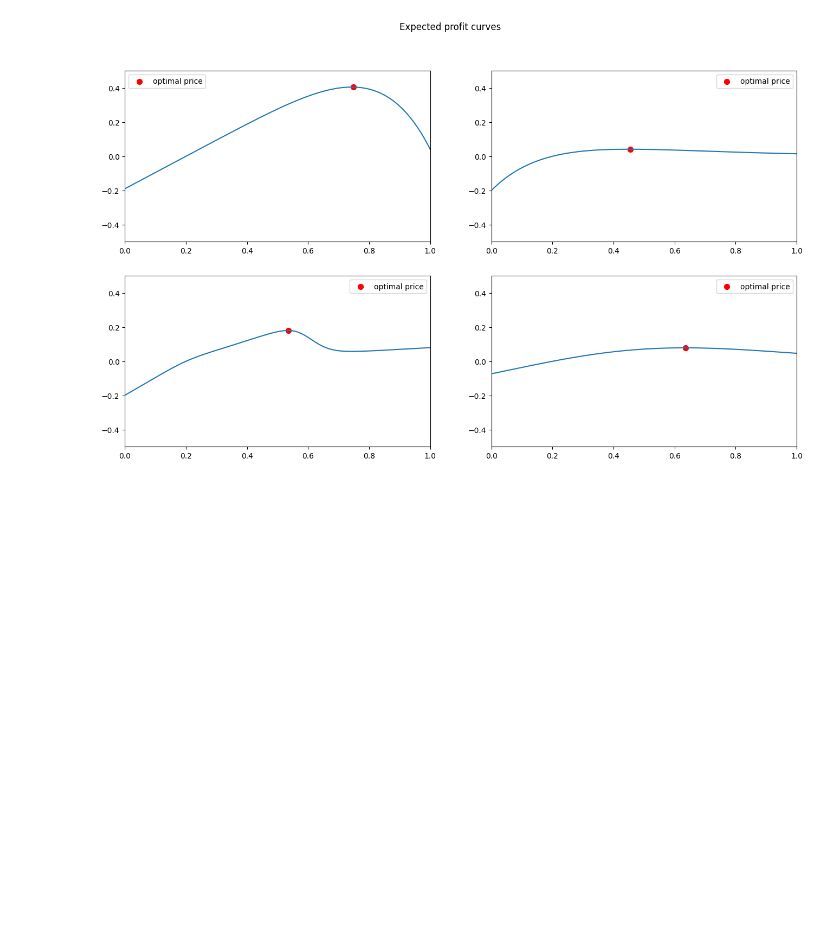
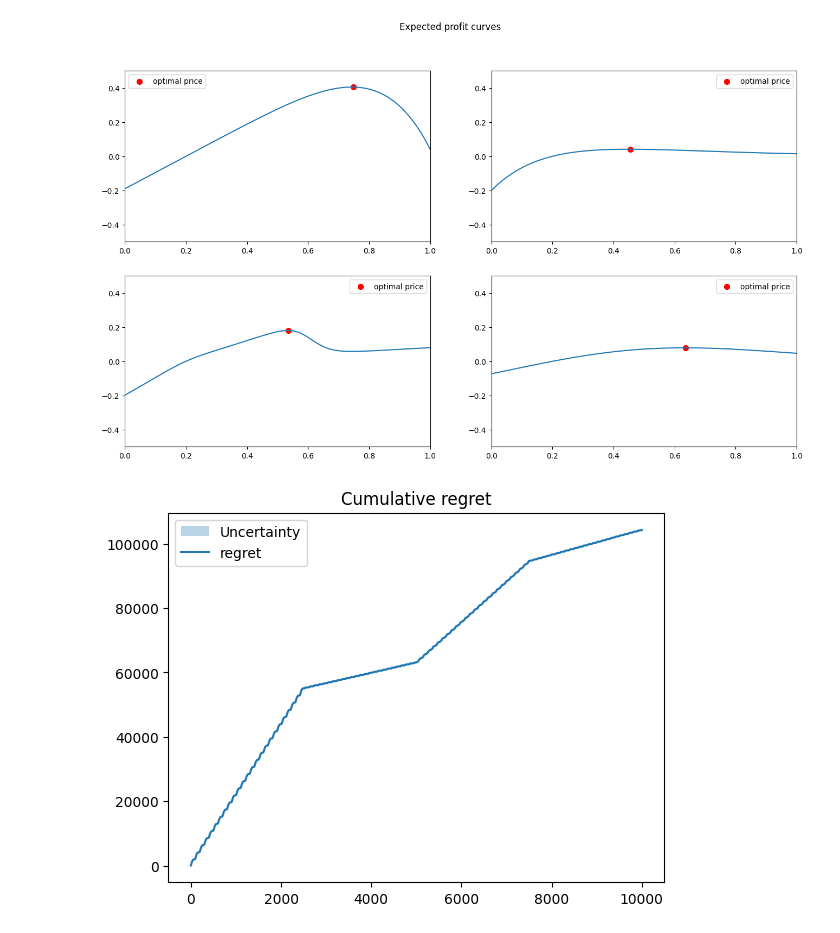
Before and after one commit to manuu1311/OLA-project, a Jupyter notebook: Deliverables/Requirement3/prova.ipynb, the cells around one changed output. Saved outputs shown, nothing was run; the diff lists cells and outputs as text; code cells hidden in the pictures; blank space fills up the shorter version.

```diff
--- a/Deliverables/Requirement3/prova.ipynb
+++ b/Deliverables/Requirement3/prova.ipynb
@@ -53,3 +53,53 @@ Best_price for demand curve number 1: 0.4545454545454546
 Best_price for demand curve number 2: 0.5353535353535354
 Best_price for demand curve number 3: 0.6363636363636365
 [figure]
+# %%
+np.seterr('ignore')
+T=10000
+num_cust=100
+discretization=100
+prices=np.linspace(0,1,discretization)
+indexes=[int(T/4),int(2*T/4),int(3*T/4),T+1]
+
+
+regret_per_trial=[]
+seeds=[3,20,19,41,1,22,15,102,25,13]
+
+#get clairvoyant
+clair_prices=np.zeros(T)
+clair_prices[0:indexes[0]]=best_prices[0]
+clair_prices[indexes[0]:indexes[1]]=best_prices[1]
+clair_prices[indexes[1]:indexes[2]]=best_prices[2]
+clair_prices[indexes[2]:indexes[3]]=best_prices[3]
+
+for seed in seeds:
+    np.random.seed(seed)
+    agent=SWUCBAgent(100,T,int(np.sqrt(T)),prices)
+    env=PricingEnvironment(norm_dem_curves,cost,indexes)
+    pulls=np.array([])
+    rewards=np.array([])
+    clair_reward=np.array([])
+    for t in range(T):
+        p_t = agent.pull_arm()
+        d_t, r_t = env.round(p_t, num_cust,debug=False)
+        agent.update(r_t/num_cust)
+        rewards = np.append(rewards, r_t)
+        pulls=np.append(pulls,p_t)
+        dc,rc=env.round(clair_prices[t],num_cust,clairvoyant=True)
+        clair_reward = np.append(clair_reward, rc)
+    cumulative_regret=np.cumsum(clair_reward-rewards)
+    regret_per_trial.append(cumulative_regret)
+
+regret_per_trial = np.array(regret_per_trial)
+
+average_regret = regret_per_trial.mean(axis=0)
+regret_sd = regret_per_trial.std(axis=0)
+n_trials=1
+plt.fill_between(np.arange(T),average_regret-regret_sd/np.sqrt(n_trials),average_regret+regret_sd/np.sqrt(n_trials),alpha=0.3,label='Uncertainty')
+
+plt.plot(average_regret,label='regret')
+plt.title('Cumulative regret')
+plt.legend()
+plt.show()
+# %% [output]
+[figure, added]
```
Also changed, not shown: parts of 6 cells of this notebook.
